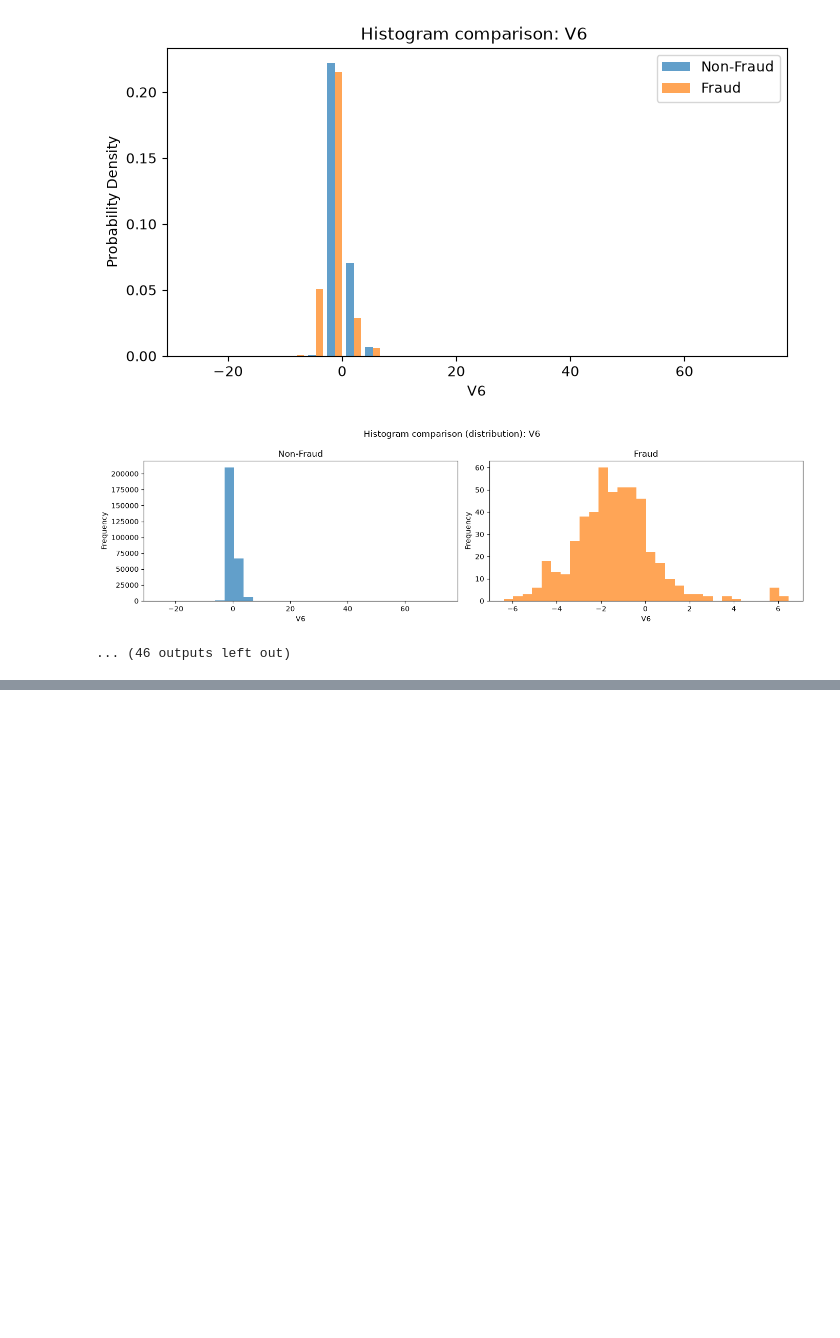
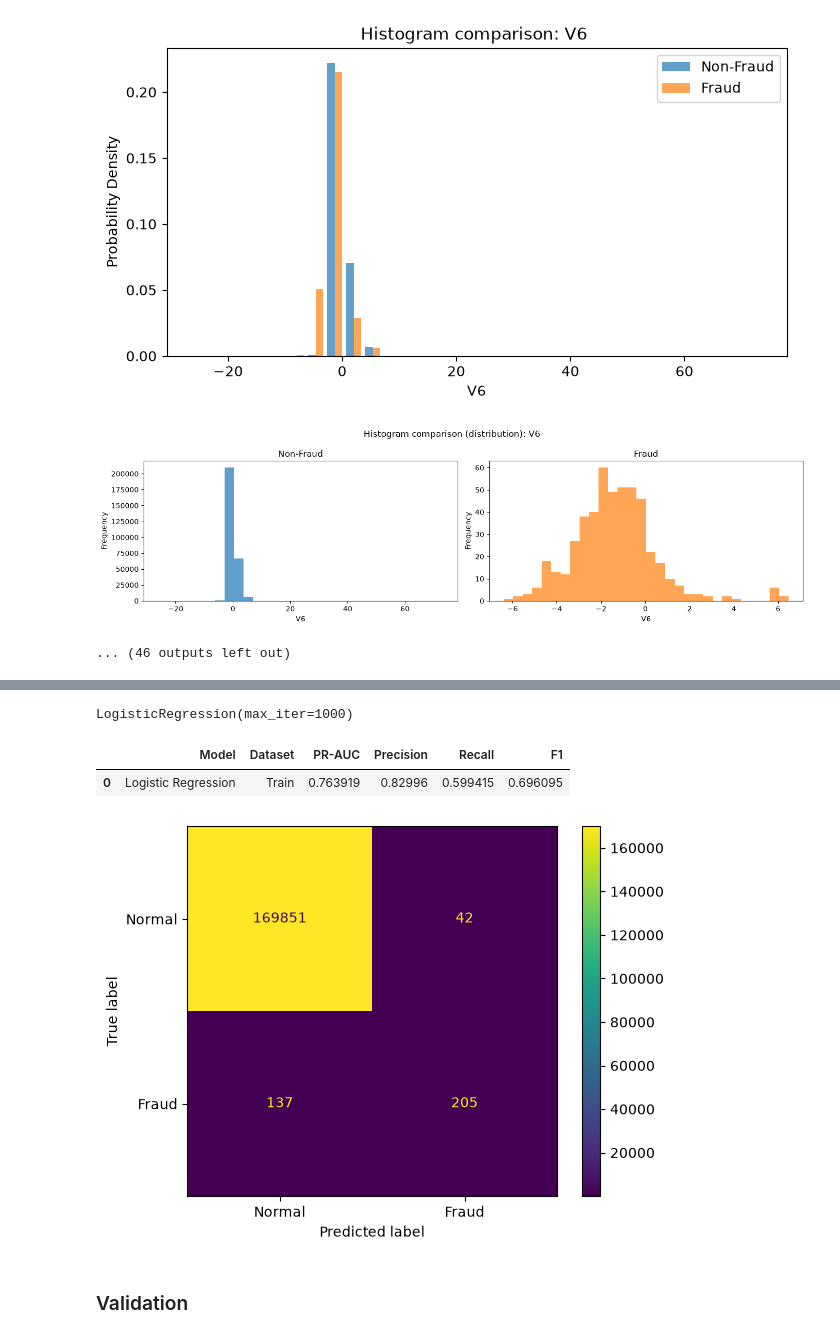
Before and after one commit to piotruxD/Credit-Fraud-Detection, a Jupyter notebook: credit_fraud.ipynb, the cells around one changed output, grey strips where cells are left out. Cells and saved outputs as stored; diff of their text form; code cells hidden in the pictures; blank space fills up the shorter version.

```diff
--- a/credit_fraud.ipynb
+++ b/credit_fraud.ipynb
@@ -403,0 +679,7 @@ Dolna granica: -79654.5
+# %%
+credit_card_data_no_duplicates = credit_card_data.drop_duplicates()
+display(credit_card_data_no_duplicates)
+
+print("Original dataset:", credit_card_data.shape)
+print("Without duplicates:", credit_card_data_no_duplicates.shape)
+print("Removed rows:", credit_card_data.shape[0] - credit_card_data_no_duplicates.shape[0])
@@ -403,0 +848,54 @@ Dolna granica: -79654.5
+# %%
+def show_confusion_matrix(y_true, y_pred):
+    cm = confusion_matrix(y_true, y_pred)
+
+    disp = ConfusionMatrixDisplay(
+        confusion_matrix=cm,
+        display_labels=["Normal", "Fraud"]
+    )
+
+    disp.plot()
+    plt.show()
+# %%
+scaler = StandardScaler()
+
+scaler = StandardScaler()
+
+X_train_scaled = scaler.fit_transform(X_train)
+
+logistic_model = LogisticRegression(max_iter=1000)
+
+logistic_model.fit(X_train_scaled, y_train)
+# %% [output]
+LogisticRegression(max_iter=1000)
+# %%
+train_results = evaluate_model(
+    logistic_model,
+    X_train_scaled,
+    y_train
+)
+
+train_results
+
+results_df = add_model_results(
+    results_df,
+    "Logistic Regression",
+    "Train",
+    train_results
+)
+
+display(results_df)
+# %% [output]
+|  | Model | Dataset | PR-AUC | Precision | Recall | F1 |
+| 0 | Logistic Regression | Train | 0.763919 | 0.82996 | 0.599415 | 0.696095 |
+# %%
+y_train_pred = logistic_model.predict(X_train_scaled)
+
+show_confusion_matrix(
+    y_train,
+    y_train_pred
+)
+# %% [output]
+[figure, added]
+# %% [markdown]
+### Validation
```
Also changed, not shown: parts of 53 cells of this notebook.
